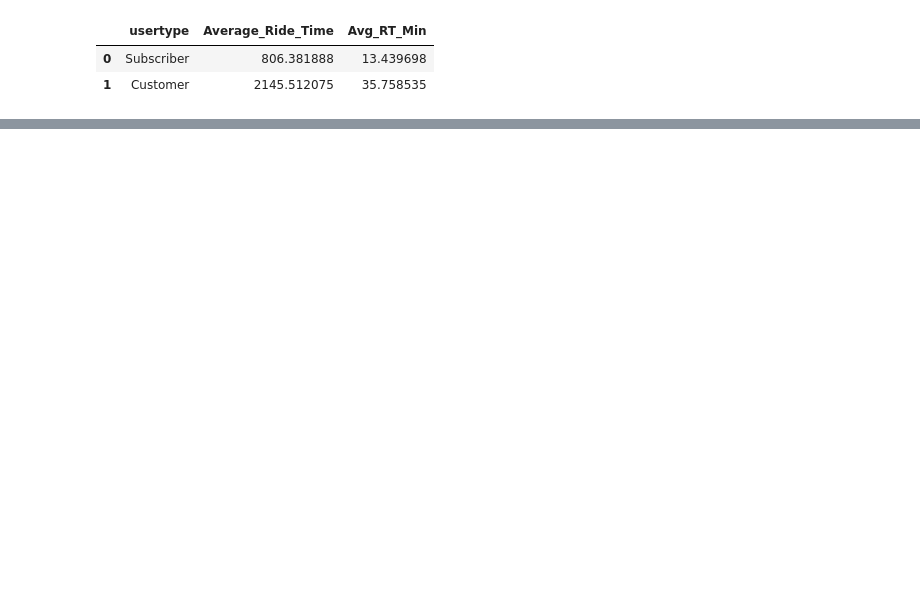
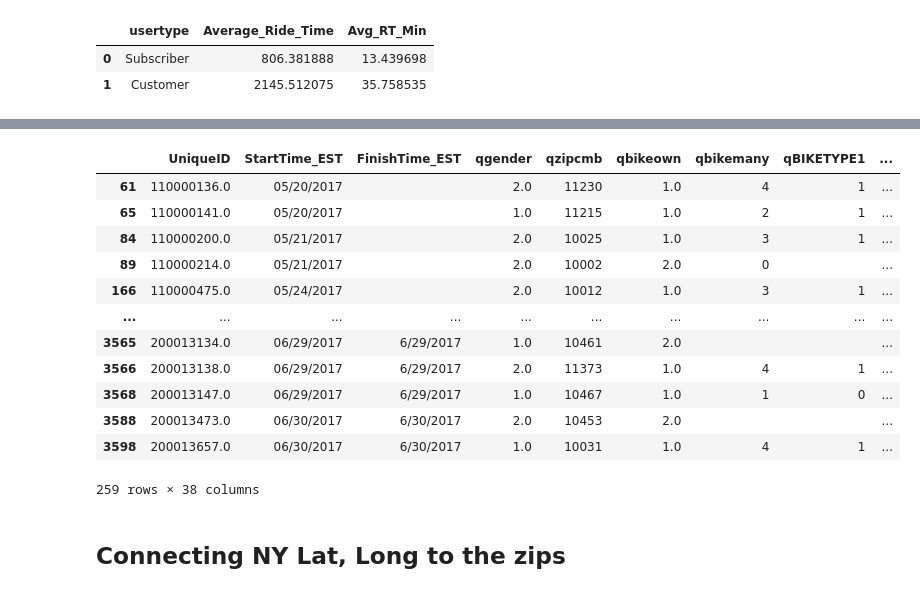
Before and after one commit to kendalldyke14/SanFranciscoBikeShare, a Jupyter notebook: NewYorkBikeData.ipynb, the cells around one changed output, grey strips where cells are left out. Drawn from its saved outputs; the diff is of its cells as text; code cells hidden in the pictures; blank space fills up the shorter version.

```diff
--- a/NewYorkBikeData.ipynb
+++ b/NewYorkBikeData.ipynb
@@ -99,0 +234,18 @@ df3
+# %%
+nyBikeDF[nyBikeDF['qcitibike']==1.0]
+# %% [output]
+|  | UniqueID | StartTime_EST | FinishTime_EST | qgender | qzipcmb | qbikeown | qbikemany | qBIKETYPE1 | ... |
+| 61 | 110000136.0 | 05/20/2017 |  | 2.0 | 11230 | 1.0 | 4 | 1 | ... |
+| 65 | 110000141.0 | 05/20/2017 |  | 1.0 | 11215 | 1.0 | 2 | 1 | ... |
+| 84 | 110000200.0 | 05/21/2017 |  | 2.0 | 10025 | 1.0 | 3 | 1 | ... |
+| 89 | 110000214.0 | 05/21/2017 |  | 2.0 | 10002 | 2.0 | 0 |  | ... |
+| 166 | 110000475.0 | 05/24/2017 |  | 2.0 | 10012 | 1.0 | 3 | 1 | ... |
+| ... | ... | ... | ... | ... | ... | ... | ... | ... | ... |
+| 3565 | 200013134.0 | 06/29/2017 | 6/29/2017 | 1.0 | 10461 | 2.0 |  |  | ... |
+| 3566 | 200013138.0 | 06/29/2017 | 6/29/2017 | 2.0 | 11373 | 1.0 | 4 | 1 | ... |
+| 3568 | 200013147.0 | 06/29/2017 | 6/29/2017 | 1.0 | 10467 | 1.0 | 1 | 0 | ... |
+| 3588 | 200013473.0 | 06/30/2017 | 6/30/2017 | 2.0 | 10453 | 2.0 |  |  | ... |
+| 3598 | 200013657.0 | 06/30/2017 | 6/30/2017 | 1.0 | 10031 | 1.0 | 4 | 1 | ... |
+259 rows × 38 columns
+# %% [markdown]
+## Connecting NY Lat, Long to the zips
```
Also changed, not shown: parts of 26 cells of this notebook, 2 other files.
